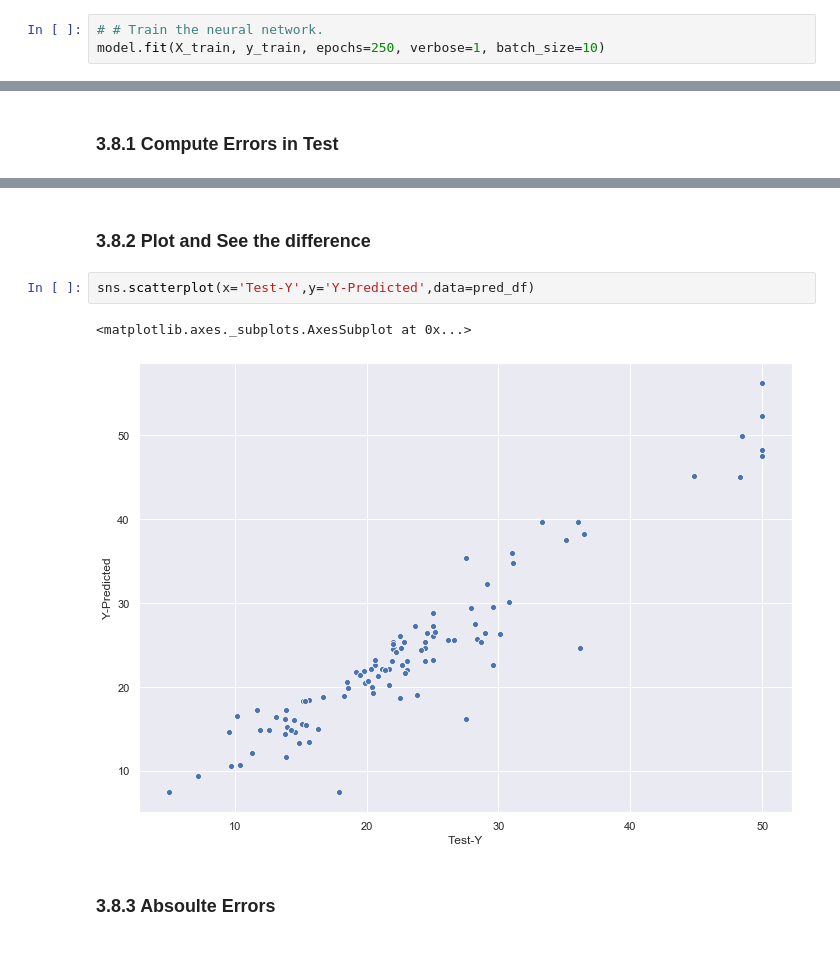
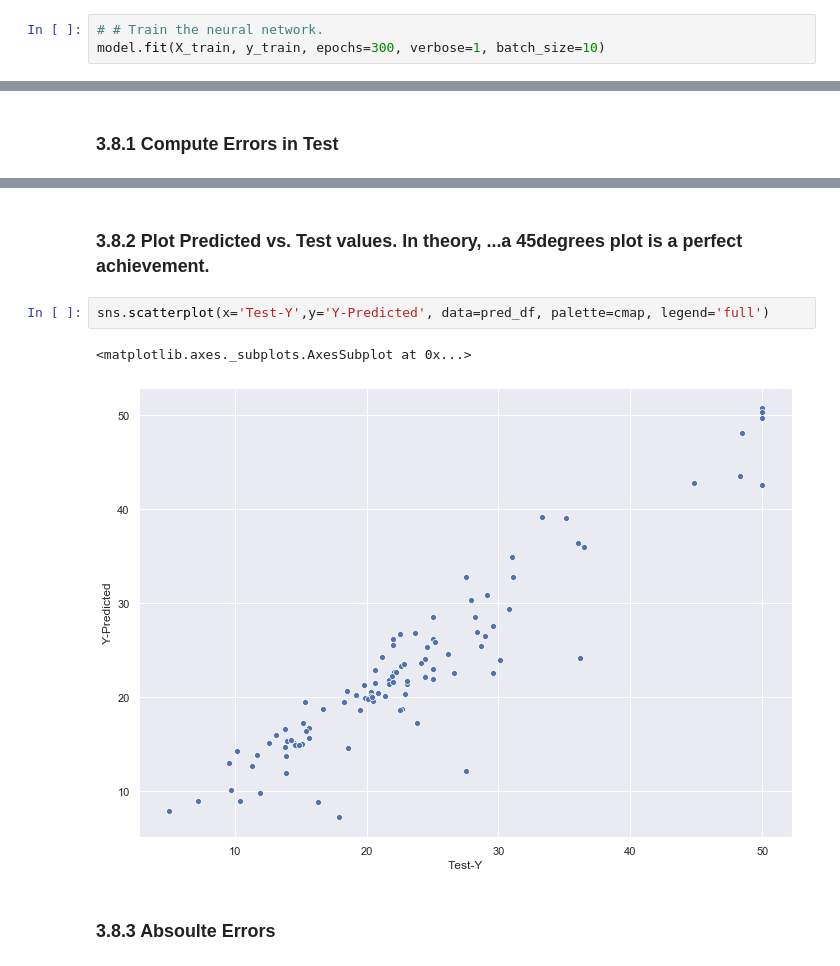
Before and after one commit to dewaledr/MLearning-Projects, a Jupyter notebook: Project_BostonHousePrices.ipynb, the cells around one changed output, grey strips where cells are left out. Cells and saved outputs as stored; diff of their text form.

```diff
--- a/Project_BostonHousePrices.ipynb
+++ b/Project_BostonHousePrices.ipynb
@@ -760,6 +784,6 @@ model.add(Dense(1,activation='linear'))
 model.compile(optimizer='adam',loss='mse')
 # %%
 # # Train the neural network.
-model.fit(X_train, y_train, epochs=250, verbose=1, batch_size=10)
+model.fit(X_train, y_train, epochs=300, verbose=1, batch_size=10)
 # %% [output]
 Train on 404 samples
@@ -907,11 +931,11 @@ pred_df
 102 rows × 2 columns
-# %% [markdown]
-### 3.8.2 Plot and See the difference
+# %% [markdown]
+### 3.8.2 Plot Predicted vs. Test values. In theory, __...a 45degrees plot is a perfect achievement.__
 # %%
-sns.scatterplot(x='Test-Y',y='Y-Predicted',data=pred_df)
+sns.scatterplot(x='Test-Y',y='Y-Predicted', data=pred_df, palette=cmap, legend='full')
 # %% [output]
 <matplotlib.axes._subplots.AxesSubplot at 0x...>
-[figure, old version]
+[figure, new version]
 # %% [markdown]
 ### 3.8.3 Absoulte Errors
 # %%
```
Also changed, not shown: parts of 27 cells of this notebook.
